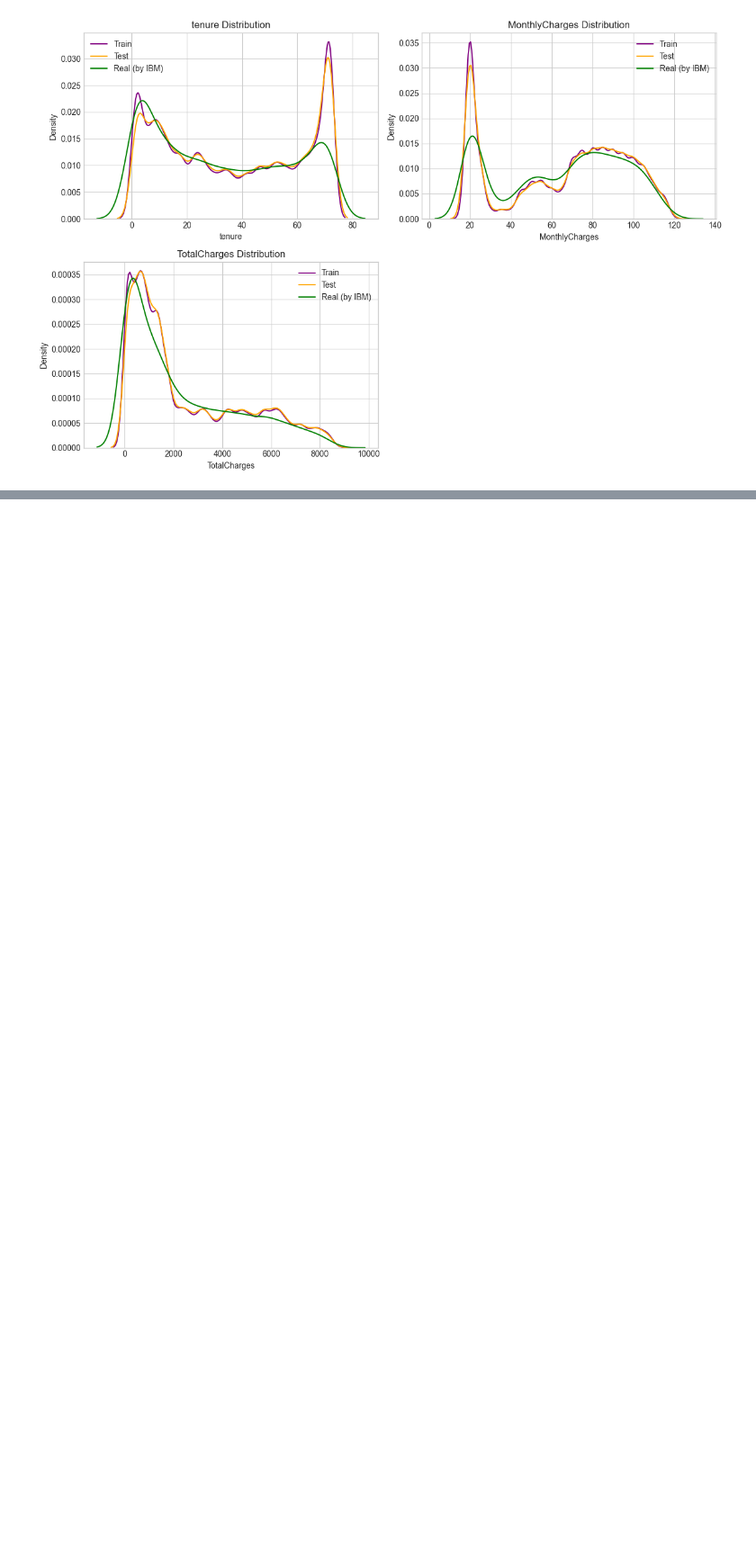
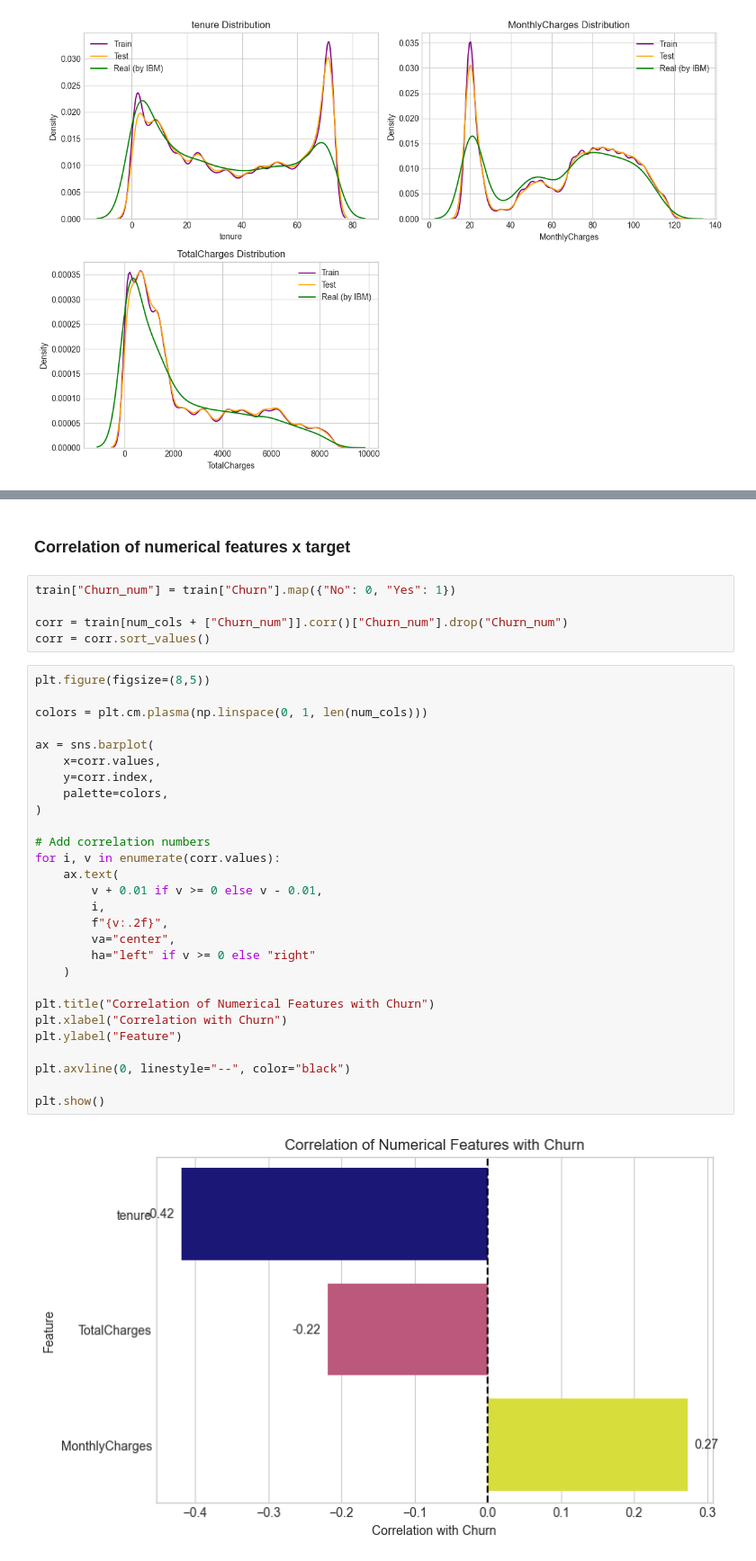
Before and after one commit to Aryan-Kaisth/Kaggle-Competitions, a Jupyter notebook: S6E3-Customer-Churn/notebooks/EDA.ipynb, the cells around one changed output, grey strips where cells are left out. Shown at 90% size. Cells and saved outputs as stored; diff of their text form; blank space fills up the shorter version.

```diff
--- a/S6E3-Customer-Churn/notebooks/EDA.ipynb
+++ b/S6E3-Customer-Churn/notebooks/EDA.ipynb
@@ -183,0 +243,37 @@ plt.show()
+# %% [markdown]
+### Correlation of numerical features x target
+# %%
+train["Churn_num"] = train["Churn"].map({"No": 0, "Yes": 1})
+
+corr = train[num_cols + ["Churn_num"]].corr()["Churn_num"].drop("Churn_num")
+corr = corr.sort_values()
+# %%
+plt.figure(figsize=(8,5))
+
+colors = plt.cm.plasma(np.linspace(0, 1, len(num_cols)))
+
+ax = sns.barplot(
+    x=corr.values,
+    y=corr.index,
+    palette=colors,
+)
+
+# Add correlation numbers
+for i, v in enumerate(corr.values):
+    ax.text(
+        v + 0.01 if v >= 0 else v - 0.01,
+        i,
+        f"{v:.2f}",
+        va="center",
+        ha="left" if v >= 0 else "right"
+    )
+
+plt.title("Correlation of Numerical Features with Churn")
+plt.xlabel("Correlation with Churn")
+plt.ylabel("Feature")
+
+plt.axvline(0, linestyle="--", color="black")
+
+plt.show()
+# %% [output]
+[figure, added]
```
Also changed, not shown: parts of 14 cells of this notebook.
